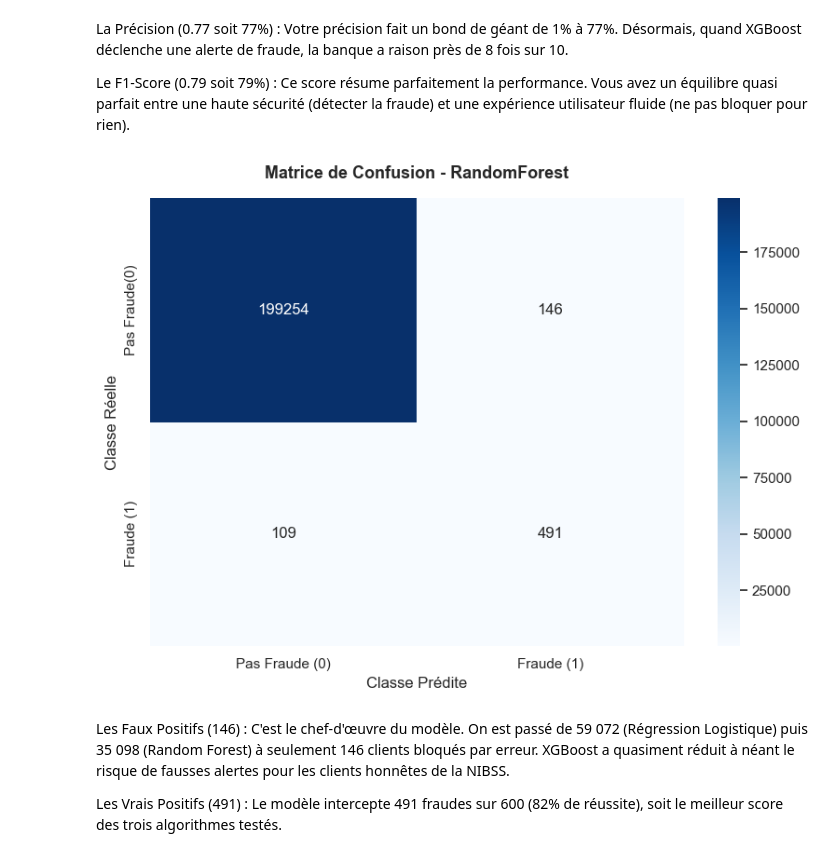
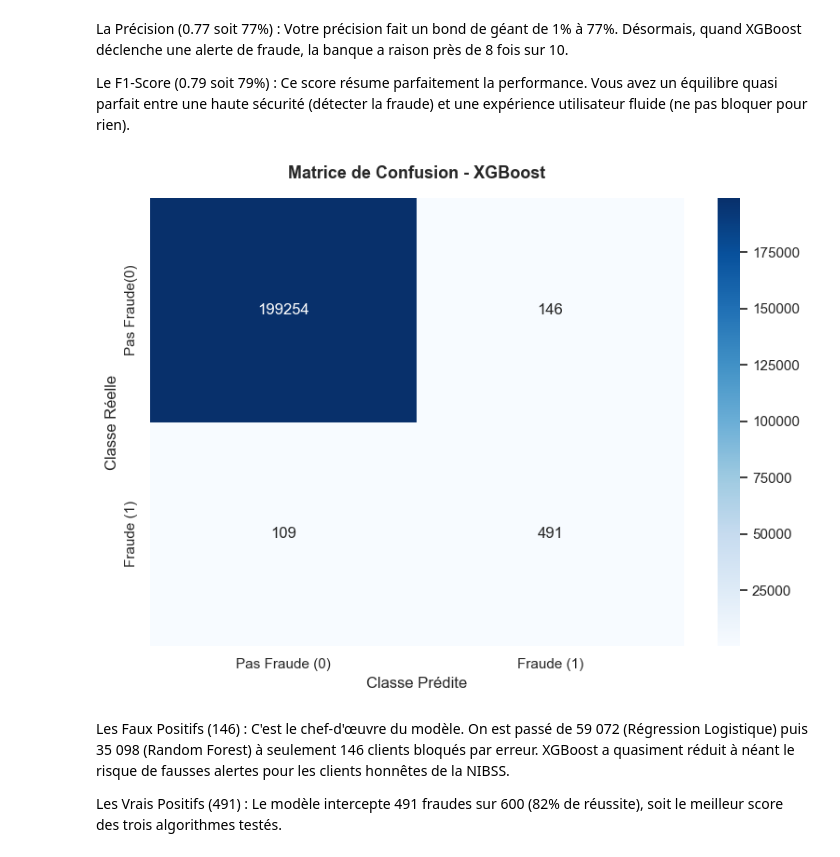
Before and after one commit to TekyAms/Fraud_detection_project, a Jupyter notebook: exploration.ipynb, the cells around one changed output. Saved outputs shown, nothing was run; the diff lists cells and outputs as text; code cells hidden in the pictures.

```diff
--- a/exploration.ipynb
+++ b/exploration.ipynb
@@ -782,21 +782,21 @@ Le F1-Score (0.79 soit 79%) : Ce score résume parfaitement la performance. Vous
 # %%
 #  Matrice de confusion
 
 plt.figure(figsize=(8, 6))
 
 cm_xgb = confusion_matrix(y_test, y_pred_xgb)
 sns.heatmap(cm_xgb, annot=True, fmt='d', cmap='Blues',
             xticklabels=['Pas Fraude (0)', 'Fraude (1)'],
             yticklabels=['Pas Fraude(0)', 'Fraude (1)'])
 
-plt.title("Matrice de Confusion - RandomForest", fontsize=13, fontweight='bold', pad=15)
+plt.title("Matrice de Confusion - XGBoost", fontsize=13, fontweight='bold', pad=15)
 plt.ylabel("Classe Réelle")
 plt.xlabel("Classe Prédite")
 
 plt.tight_layout()
 plt.show()
 # %% [output]
-[figure, old version]
+[figure, new version]
 # %% [markdown]
 Les Faux Positifs (146) : C'est le chef-d'œuvre du modèle. On est passé de 59 072 (Régression Logistique) puis 35 098 (Random Forest) à seulement 146 clients bloqués par erreur. XGBoost a quasiment réduit à néant le risque de fausses alertes pour les clients honnêtes de la NIBSS.
 
```
Also changed, not shown: parts of 14 cells of this notebook, 4 other files.
